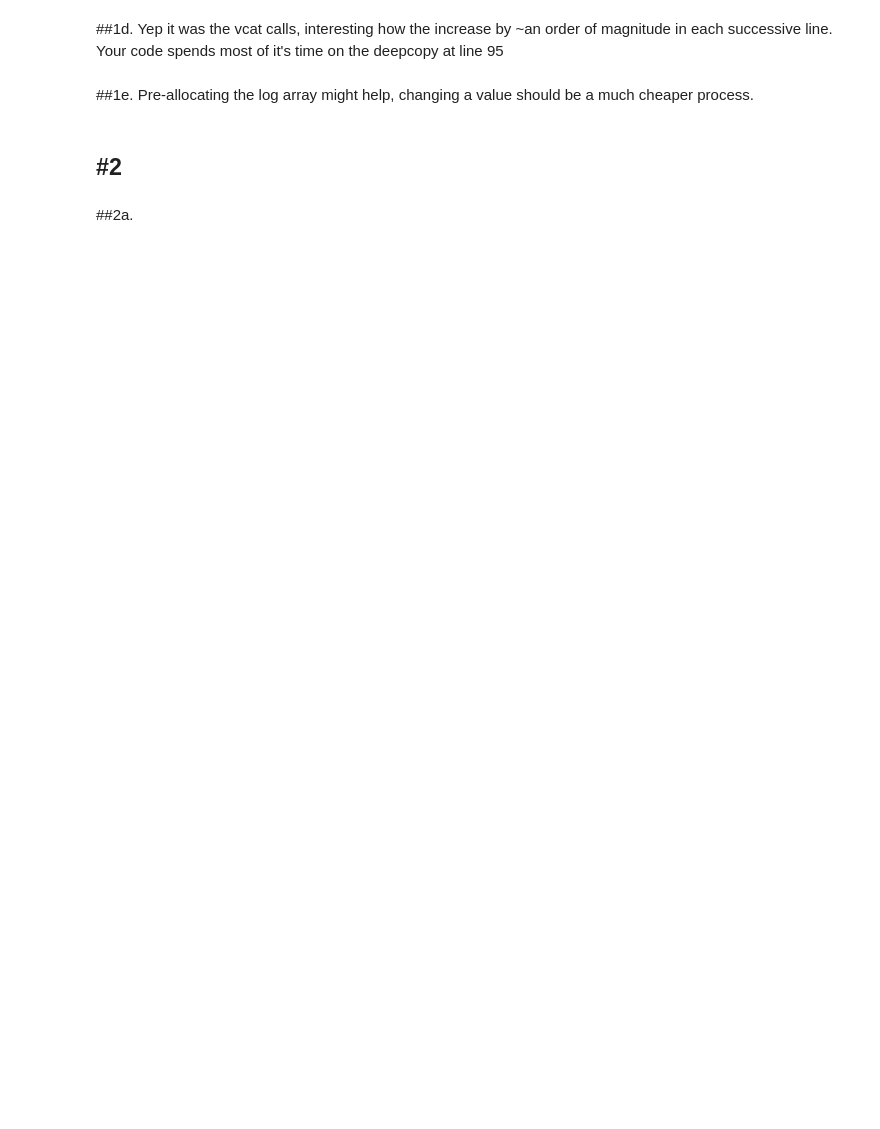
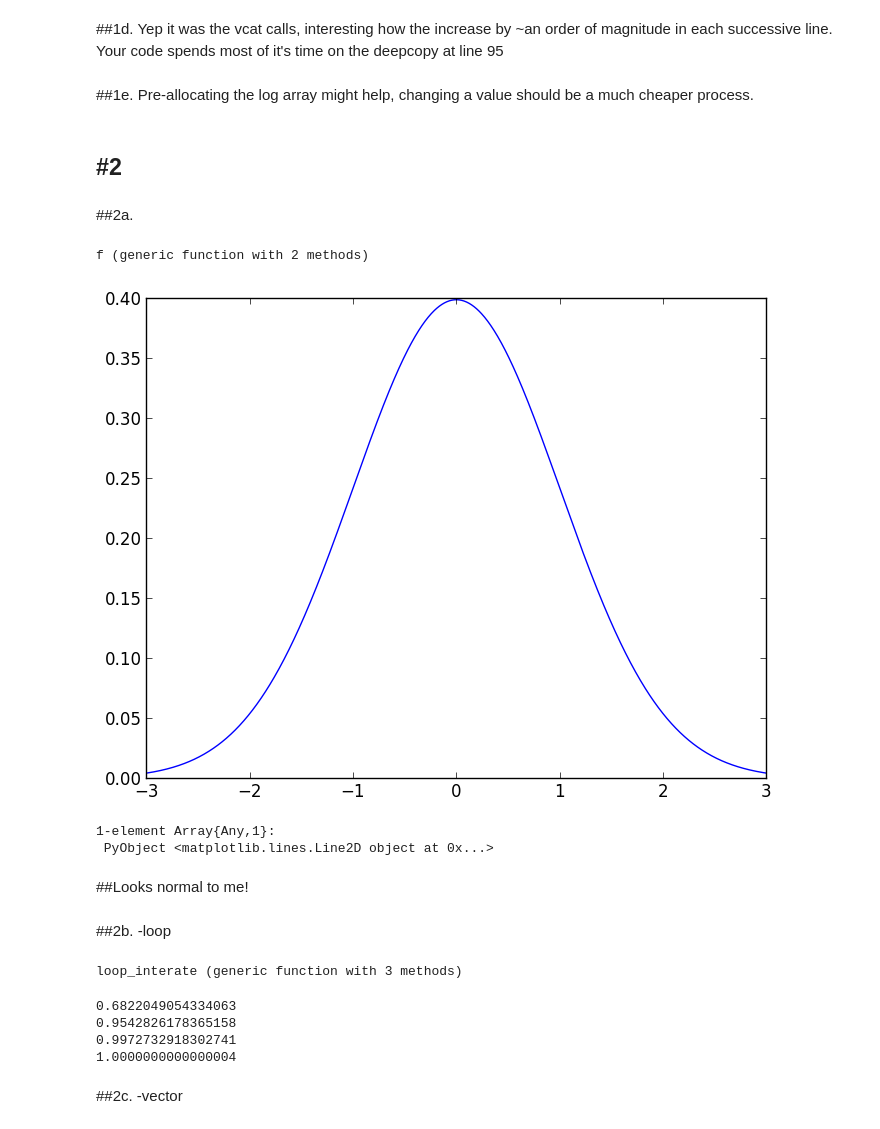
Before and after one commit to rcmorehead/ASTRO585, a Jupyter notebook: ASTRO_585_Lab_4_R_Morehead.ipynb, the cells around one changed output. Cells and saved outputs as stored; diff of their text form; code cells hidden in the pictures; blank space fills up the shorter version.

```diff
--- a/ASTRO_585_Lab_4_R_Morehead.ipynb
+++ b/ASTRO_585_Lab_4_R_Morehead.ipynb
@@ -81,3 +81,52 @@ Pre-allocating the log array might help, changing a value should be a much cheap
 ---
 # %% [markdown]
 ##2a.
+# %%
+function f(x::Vector{Float64})
+  return exp(-0.5.*x.^2)/sqrt(2pi)
+end
+# %% [output]
+f (generic function with 2 methods)
+# %%
+x = linspace(-3,3,1000)
+y = f(x)
+using PyPlot
+plot(x,y)
+# %% [output]
+[figure, added]
+1-element Array{Any,1}:
+ PyObject <matplotlib.lines.Line2D object at 0x...>
+# %% [markdown]
+##Looks normal to me!
+# %% [markdown]
+##2b. -loop
+# %%
+function loop_interate(f, a::Float64, b::Float64, integration_number::Int=1000)
+
+  @assert a < b
+  interval_bounds = linspace(a,b,integration_number+1)
+  value_array = zeros(Float64,integration_number)
+
+  for i = 2:integration_number
+    #trapizoid rule, cause that is enough for a homework
+    value_array[i] = (interval_bounds[i] - interval_bounds[i-1]) *.5*(f(interval_bounds[i-1] )+f(interval_bounds[i] ) )
+  end
+
+  return sum(value_array)
+
+end
+# %% [output]
+loop_interate (generic function with 3 methods)
+# %%
+#Does it obey the 68–95–99.7 rule?
+println(loop_interate(f,-1.0,1.0))
+println(loop_interate(f,-2.0,2.0))
+println(loop_interate(f,-3.0,3.0))
+println(loop_interate(f,-100.0,100.0))
+# %% [output]
+0.6822049054334063
+0.9542826178365158
+0.9972732918302741
+1.0000000000000004
+# %% [markdown]
+##2c. -vector
```
Also changed, not shown: parts of 6 cells of this notebook.
